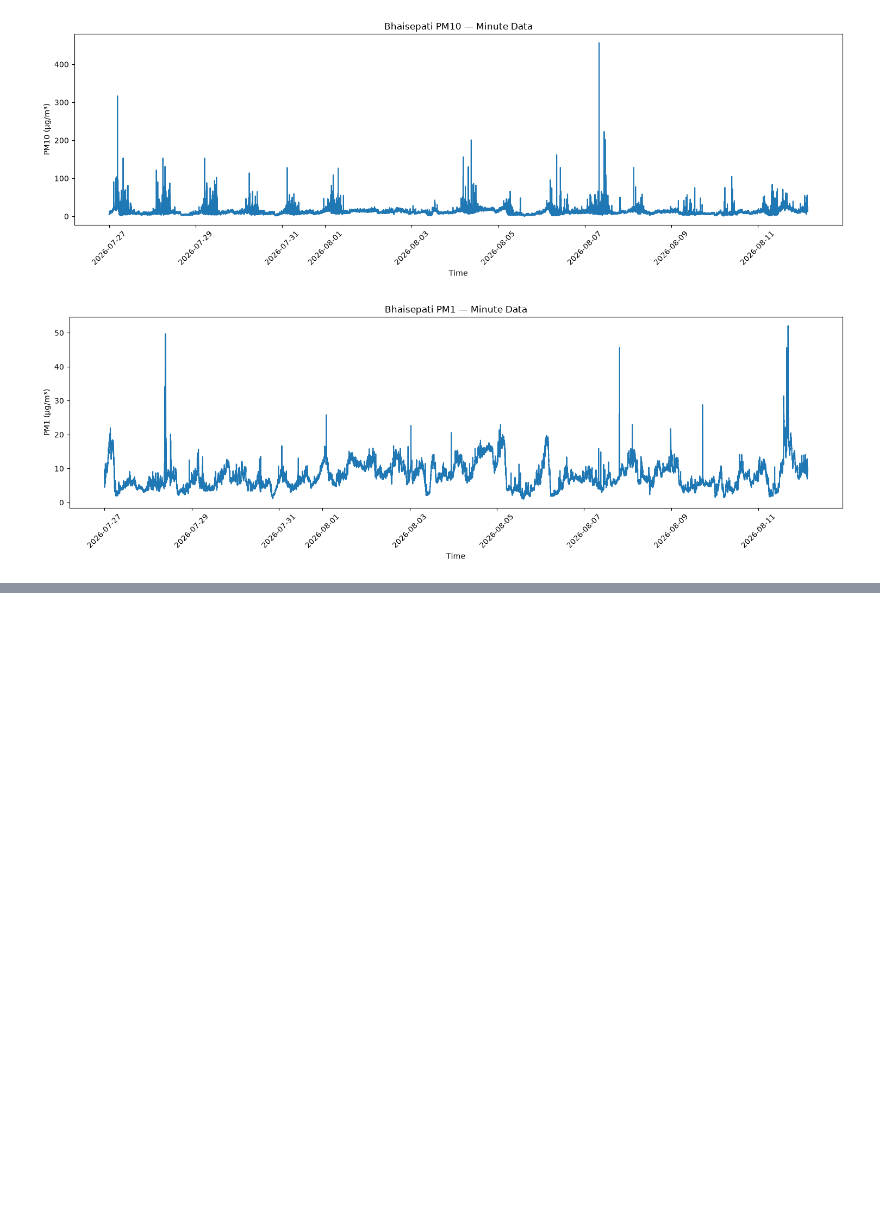
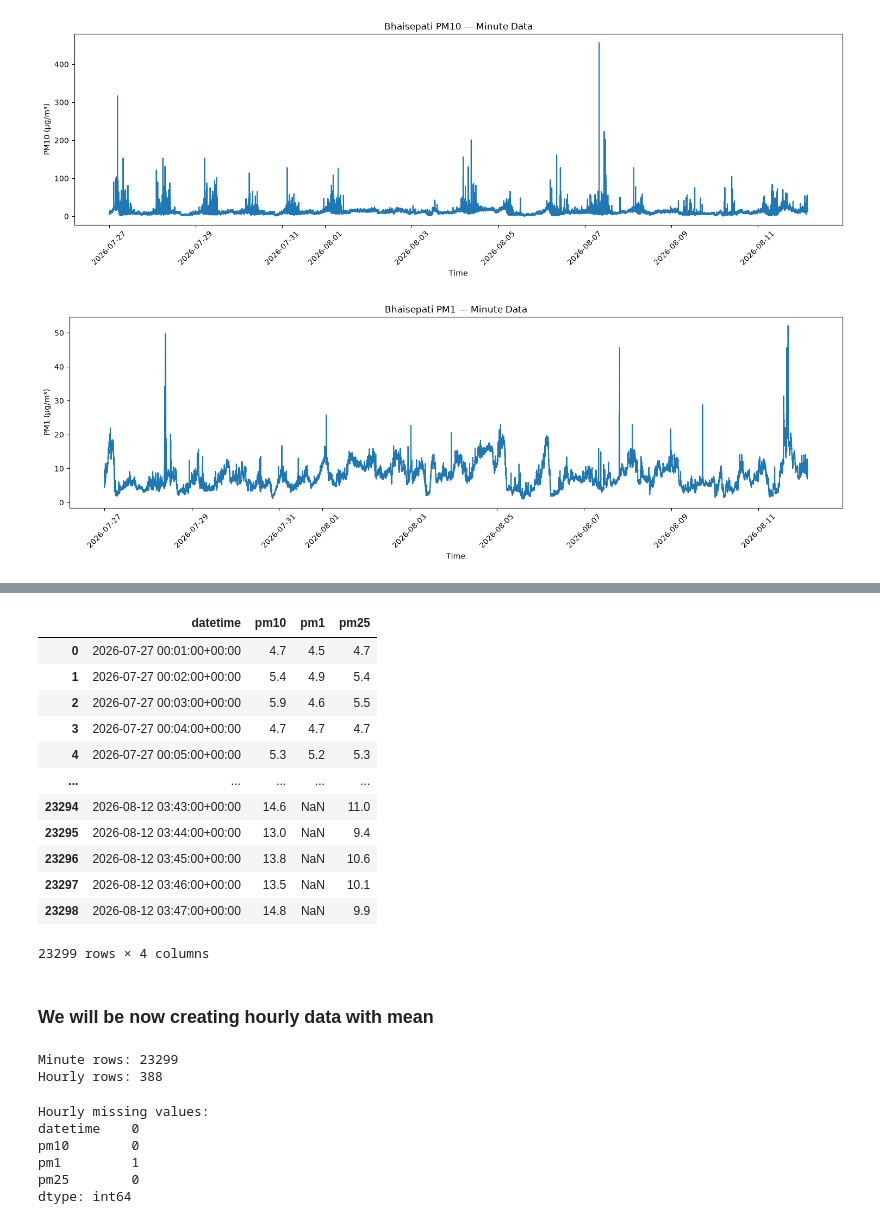
Before and after one commit to anojpradhan/kathmandu_aqi_predictor, a Jupyter notebook: notebooks/bhaisepati_eda.ipynb, the cells around one changed output, grey strips where cells are left out. Cells and saved outputs as stored; diff of their text form; code cells hidden in the pictures; blank space fills up the shorter version.

```diff
--- a/notebooks/bhaisepati_eda.ipynb
+++ b/notebooks/bhaisepati_eda.ipynb
@@ -313,0 +331,18 @@ plt.show()
+# %%
+combined
+# %% [output]
+|  | datetime | pm10 | pm1 | pm25 |
+| 0 | 2026-07-27 00:01:00+00:00 | 4.7 | 4.5 | 4.7 |
+| 1 | 2026-07-27 00:02:00+00:00 | 5.4 | 4.9 | 5.4 |
+| 2 | 2026-07-27 00:03:00+00:00 | 5.9 | 4.6 | 5.5 |
+| 3 | 2026-07-27 00:04:00+00:00 | 4.7 | 4.7 | 4.7 |
+| 4 | 2026-07-27 00:05:00+00:00 | 5.3 | 5.2 | 5.3 |
+| ... | ... | ... | ... | ... |
+| 23294 | 2026-08-12 03:43:00+00:00 | 14.6 | NaN | 11.0 |
+| 23295 | 2026-08-12 03:44:00+00:00 | 13.0 | NaN | 9.4 |
+| 23296 | 2026-08-12 03:45:00+00:00 | 13.8 | NaN | 10.6 |
+| 23297 | 2026-08-12 03:46:00+00:00 | 13.5 | NaN | 10.1 |
+| 23298 | 2026-08-12 03:47:00+00:00 | 14.8 | NaN | 9.9 |
+23299 rows × 4 columns
+# %% [markdown]
+### We will be now creating hourly data with mean
@@ -313,0 +357,16 @@ plt.show()
+# %%
+print("Minute rows:", len(combined))
+print("Hourly rows:", len(hourly))
+# %% [output]
+Minute rows: 23299
+Hourly rows: 388
+# %%
+print("\nHourly missing values:")
+print(hourly.isna().sum())
+# %% [output]
+Hourly missing values:
+datetime    0
+pm10        0
+pm1         1
+pm25        0
+dtype: int64
```
Also changed, not shown: parts of 10 cells of this notebook, 4 other files.
